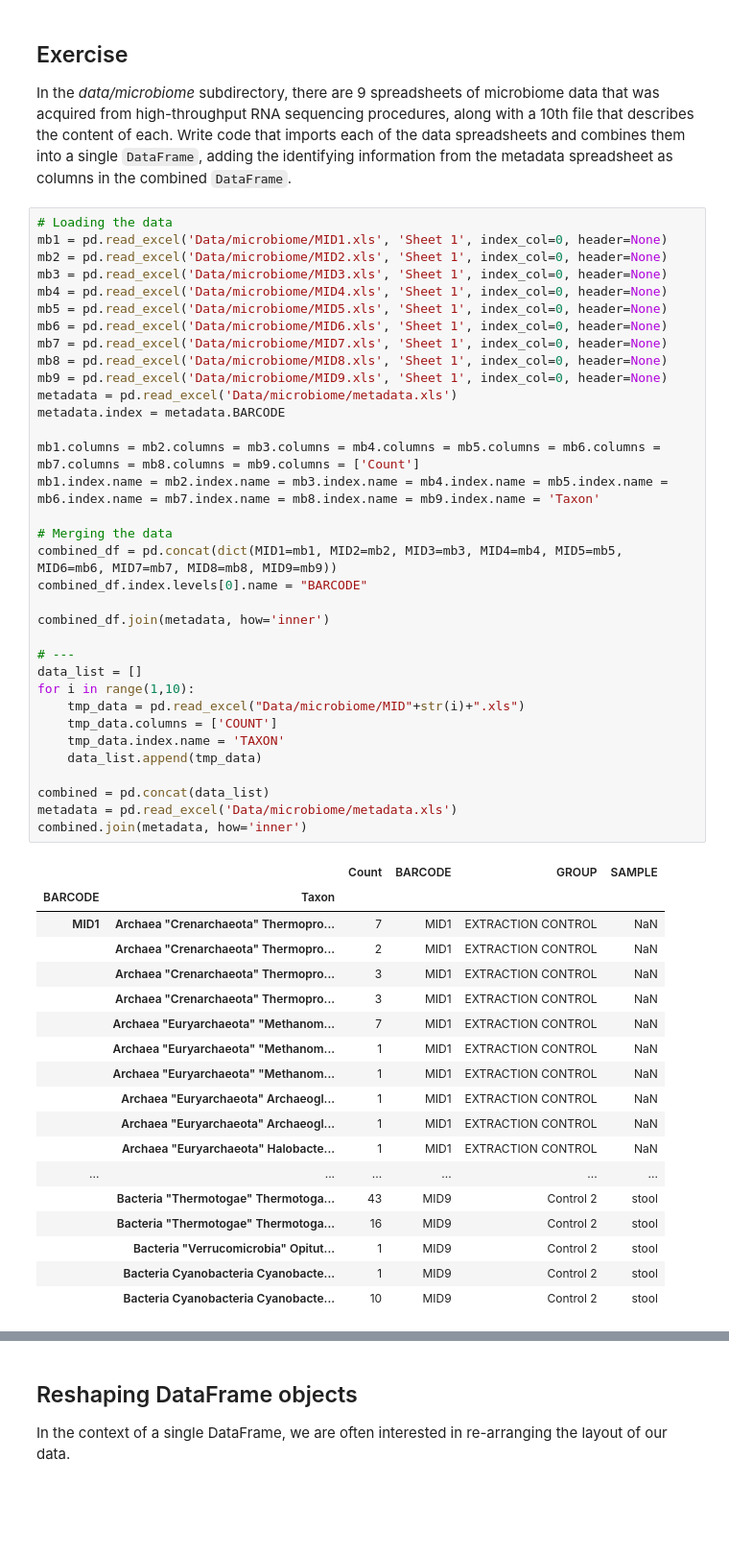
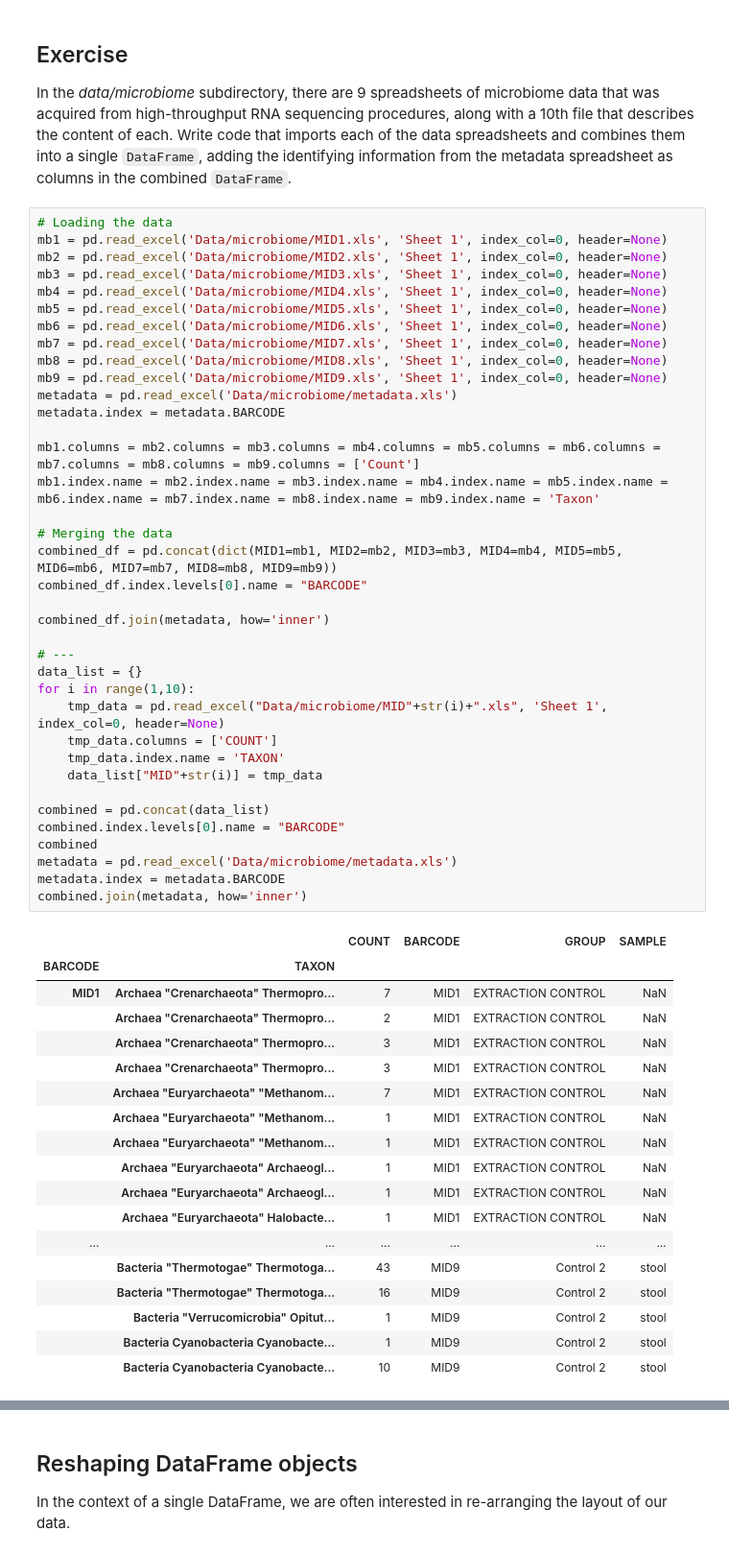
Before and after one commit to lfkrapp/literate-pancake, a Jupyter notebook: 01 - Pandas and Data Wrangling/Apolline - Data Wrangling with Pandas.ipynb, the cells around one changed output, grey strips where cells are left out. Shown at 96% size. Cells and saved outputs as stored; diff of their text form; blank space fills up the shorter version.

Commit message:
Added simplified code for exercise 1 of Appoline Data Wrangling and display modification for tmp_lucien/Intro to Pandas

```diff
--- a/01 - Pandas and Data Wrangling/Apolline - Data Wrangling with Pandas.ipynb
+++ b/01 - Pandas and Data Wrangling/Apolline - Data Wrangling with Pandas.ipynb
@@ -559,38 +559,41 @@ In the *data/microbiome* subdirectory, there are 9 spreadsheets of microbiome da
 mb1 = pd.read_excel('Data/microbiome/MID1.xls', 'Sheet 1', index_col=0, header=None)
 mb2 = pd.read_excel('Data/microbiome/MID2.xls', 'Sheet 1', index_col=0, header=None)
 mb3 = pd.read_excel('Data/microbiome/MID3.xls', 'Sheet 1', index_col=0, header=None)
 mb4 = pd.read_excel('Data/microbiome/MID4.xls', 'Sheet 1', index_col=0, header=None)
 mb5 = pd.read_excel('Data/microbiome/MID5.xls', 'Sheet 1', index_col=0, header=None)
 mb6 = pd.read_excel('Data/microbiome/MID6.xls', 'Sheet 1', index_col=0, header=None)
 mb7 = pd.read_excel('Data/microbiome/MID7.xls', 'Sheet 1', index_col=0, header=None)
 mb8 = pd.read_excel('Data/microbiome/MID8.xls', 'Sheet 1', index_col=0, header=None)
 mb9 = pd.read_excel('Data/microbiome/MID9.xls', 'Sheet 1', index_col=0, header=None)
 metadata = pd.read_excel('Data/microbiome/metadata.xls')
 metadata.index = metadata.BARCODE
 
 mb1.columns = mb2.columns = mb3.columns = mb4.columns = mb5.columns = mb6.columns = mb7.columns = mb8.columns = mb9.columns = ['Count']
 mb1.index.name = mb2.index.name = mb3.index.name = mb4.index.name = mb5.index.name = mb6.index.name = mb7.index.name = mb8.index.name = mb9.index.name = 'Taxon'
 
 # Merging the data
 combined_df = pd.concat(dict(MID1=mb1, MID2=mb2, MID3=mb3, MID4=mb4, MID5=mb5, MID6=mb6, MID7=mb7, MID8=mb8, MID9=mb9))
 combined_df.index.levels[0].name = "BARCODE"
 
 combined_df.join(metadata, how='inner')
 
 # ---
-data_list = []
+data_list = {}
 for i in range(1,10):
-    tmp_data = pd.read_excel("Data/microbiome/MID"+str(i)+".xls")
+    tmp_data = pd.read_excel("Data/microbiome/MID"+str(i)+".xls", 'Sheet 1', index_col=0, header=None)
     tmp_data.columns = ['COUNT']
     tmp_data.index.name = 'TAXON'
-    data_list.append(tmp_data)
+    data_list["MID"+str(i)] = tmp_data
 
 combined = pd.concat(data_list)
+combined.index.levels[0].name = "BARCODE"
+combined
 metadata = pd.read_excel('Data/microbiome/metadata.xls')
+metadata.index = metadata.BARCODE
 combined.join(metadata, how='inner')
 # %% [output]
-|  |  | Count | BARCODE | GROUP | SAMPLE |
-| BARCODE | Taxon |  |  |  |  |
+|  |  | COUNT | BARCODE | GROUP | SAMPLE |
+| BARCODE | TAXON |  |  |  |  |
 | MID1 | Archaea "Crenarchaeota" Thermopro... | 7 | MID1 | EXTRACTION CONTROL | NaN |
 |  | Archaea "Crenarchaeota" Thermopro... | 2 | MID1 | EXTRACTION CONTROL | NaN |
 |  | Archaea "Crenarchaeota" Thermopro... | 3 | MID1 | EXTRACTION CONTROL | NaN |
```
